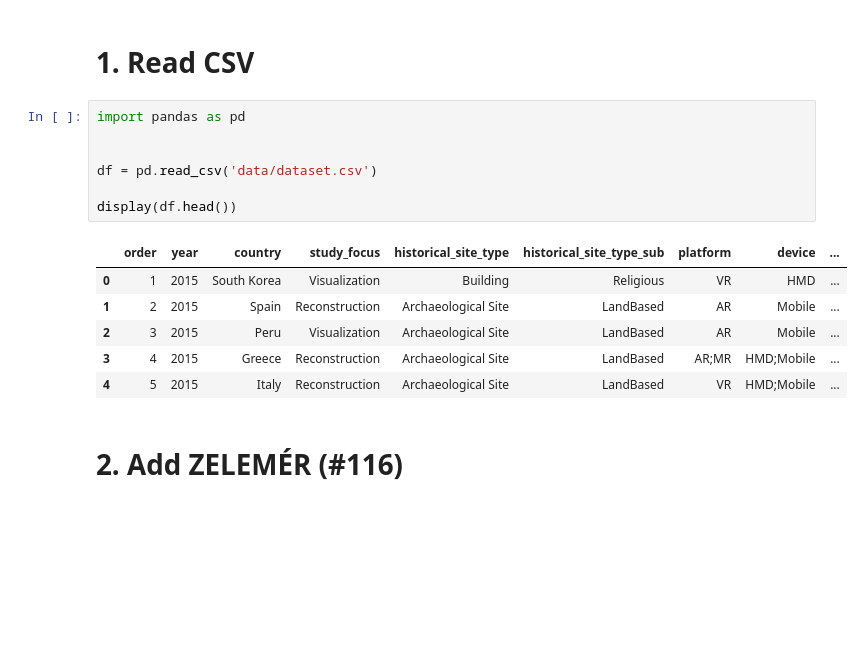
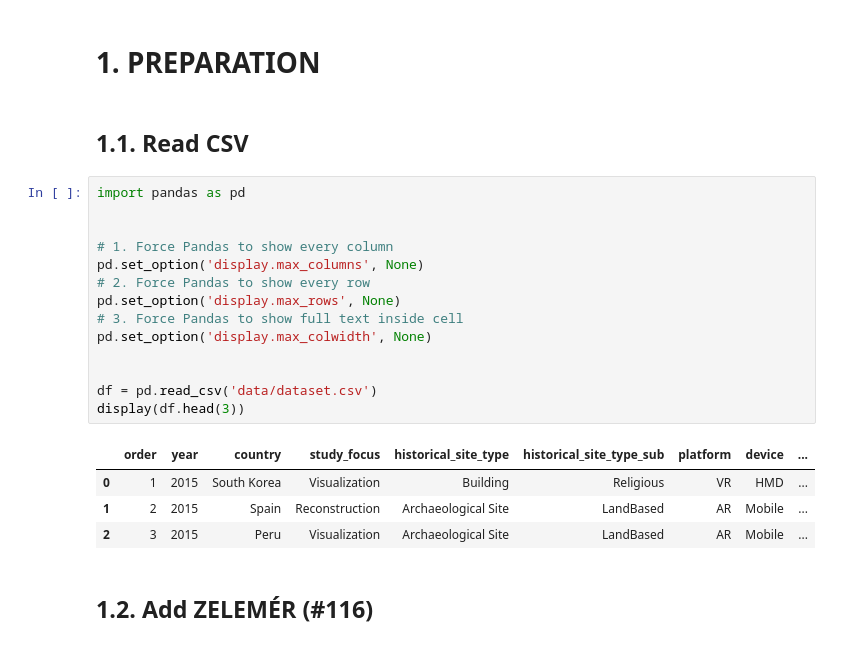
Before and after one commit to KeremDUZENLI/python-sklearn-machine-learning, a Jupyter notebook: main2.ipynb, the cells around one changed output. Cells and saved outputs as stored; diff of their text form; blank space fills up the shorter version.

```diff
--- a/main2.ipynb
+++ b/main2.ipynb
@@ -1,21 +1,28 @@
+# %% [markdown]
+# 1. PREPARATION
 # %% [markdown]
-# 1. Read CSV
+## 1.1. Read CSV
 # %%
 import pandas as pd
 
 
+# 1. Force Pandas to show every column
+pd.set_option('display.max_columns', None)
+# 2. Force Pandas to show every row
+pd.set_option('display.max_rows', None)
+# 3. Force Pandas to show full text inside cell
+pd.set_option('display.max_colwidth', None)
+
+
 df = pd.read_csv('data/dataset.csv')
-
-display(df.head())
+display(df.head(3))
 # %% [output]
 |  | order | year | country | study_focus | historical_site_type | historical_site_type_sub | platform | device | ... |
 | 0 | 1 | 2015 | South Korea | Visualization | Building | Religious | VR | HMD | ... |
 | 1 | 2 | 2015 | Spain | Reconstruction | Archaeological Site | LandBased | AR | Mobile | ... |
 | 2 | 3 | 2015 | Peru | Visualization | Archaeological Site | LandBased | AR | Mobile | ... |
-| 3 | 4 | 2015 | Greece | Reconstruction | Archaeological Site | LandBased | AR;MR | HMD;Mobile | ... |
-| 4 | 5 | 2015 | Italy | Reconstruction | Archaeological Site | LandBased | VR | HMD;Mobile | ... |
 # %% [markdown]
-# 2. Add ZELEMÉR (#116)
+## 1.2. Add ZELEMÉR (#116)
 # %%
 my_project = {
     'order': 116,
```
Also changed, not shown: parts of 30 cells of this notebook, 1 other file.
